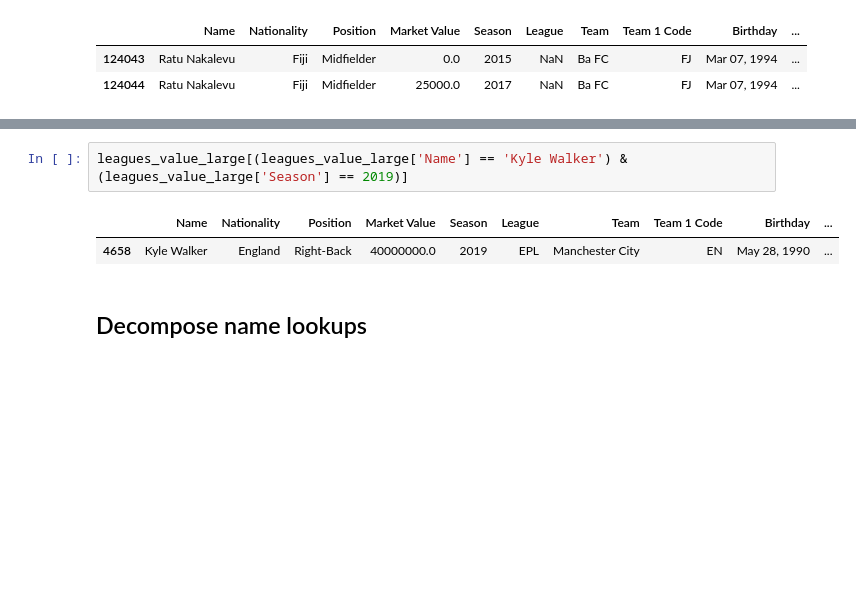
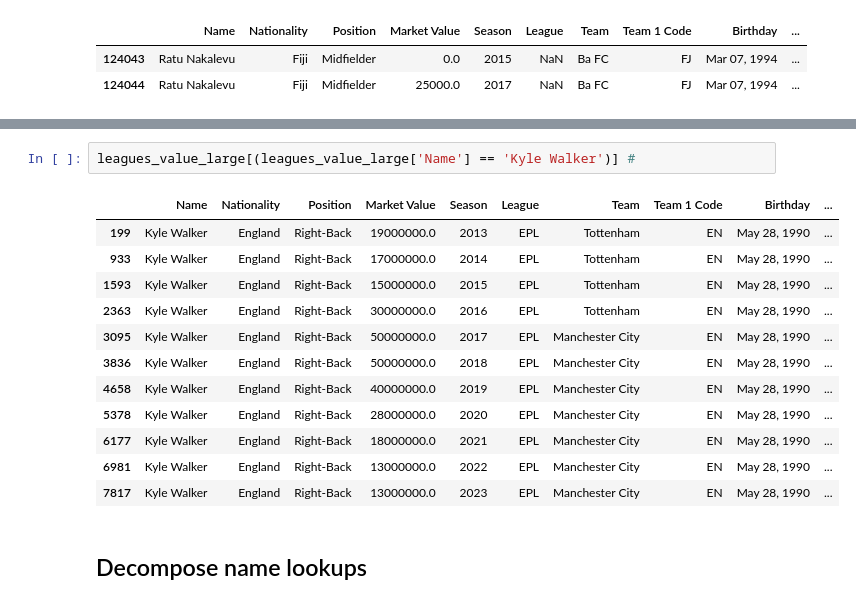
Before and after one commit to finnlsmith/footy_project_market_value_rankings, a Jupyter notebook: create_dataset_1/assemble_dataset_1_new.ipynb, the cells around one changed output, grey strips where cells are left out. Saved outputs shown, nothing was run; the diff lists cells and outputs as text; blank space fills up the shorter version.

```diff
--- a/create_dataset_1/assemble_dataset_1_new.ipynb
+++ b/create_dataset_1/assemble_dataset_1_new.ipynb
@@ -716,10 +855,20 @@ leagues_value[leagues_value['Name'] == 'Hekuran Kryeziu']
 | 48386 | 48386 | Hekuran Kryeziu | Kosovo | Defensive Midfield | 800000.0 | 2020 | FC Zürich | Feb 12, 1993 | 27 | ... |
 | 48488 | 48488 | Hekuran Kryeziu | Kosovo | Defensive Midfield | 200000.0 | 2022 | Without Club | Feb 12, 1993 | 29 | ... |
 # %%
-leagues_value_large[(leagues_value_large['Name'] == 'Kyle Walker') & (leagues_value_large['Season'] == 2019)]
+leagues_value_large[(leagues_value_large['Name'] == 'Kyle Walker')] #
 # %% [output]
 |  | Name | Nationality | Position | Market Value | Season | League | Team | Team 1 Code | Birthday | ... |
+| 199 | Kyle Walker | England | Right-Back | 19000000.0 | 2013 | EPL | Tottenham | EN | May 28, 1990 | ... |
+| 933 | Kyle Walker | England | Right-Back | 17000000.0 | 2014 | EPL | Tottenham | EN | May 28, 1990 | ... |
+| 1593 | Kyle Walker | England | Right-Back | 15000000.0 | 2015 | EPL | Tottenham | EN | May 28, 1990 | ... |
+| 2363 | Kyle Walker | England | Right-Back | 30000000.0 | 2016 | EPL | Tottenham | EN | May 28, 1990 | ... |
+| 3095 | Kyle Walker | England | Right-Back | 50000000.0 | 2017 | EPL | Manchester City | EN | May 28, 1990 | ... |
+| 3836 | Kyle Walker | England | Right-Back | 50000000.0 | 2018 | EPL | Manchester City | EN | May 28, 1990 | ... |
 | 4658 | Kyle Walker | England | Right-Back | 40000000.0 | 2019 | EPL | Manchester City | EN | May 28, 1990 | ... |
+| 5378 | Kyle Walker | England | Right-Back | 28000000.0 | 2020 | EPL | Manchester City | EN | May 28, 1990 | ... |
+| 6177 | Kyle Walker | England | Right-Back | 18000000.0 | 2021 | EPL | Manchester City | EN | May 28, 1990 | ... |
+| 6981 | Kyle Walker | England | Right-Back | 13000000.0 | 2022 | EPL | Manchester City | EN | May 28, 1990 | ... |
+| 7817 | Kyle Walker | England | Right-Back | 13000000.0 | 2023 | EPL | Manchester City | EN | May 28, 1990 | ... |
 # %% [markdown]
 ## Decompose name lookups
 # %%
```
Also changed, not shown: parts of 5 cells of this notebook, 1 other file.
